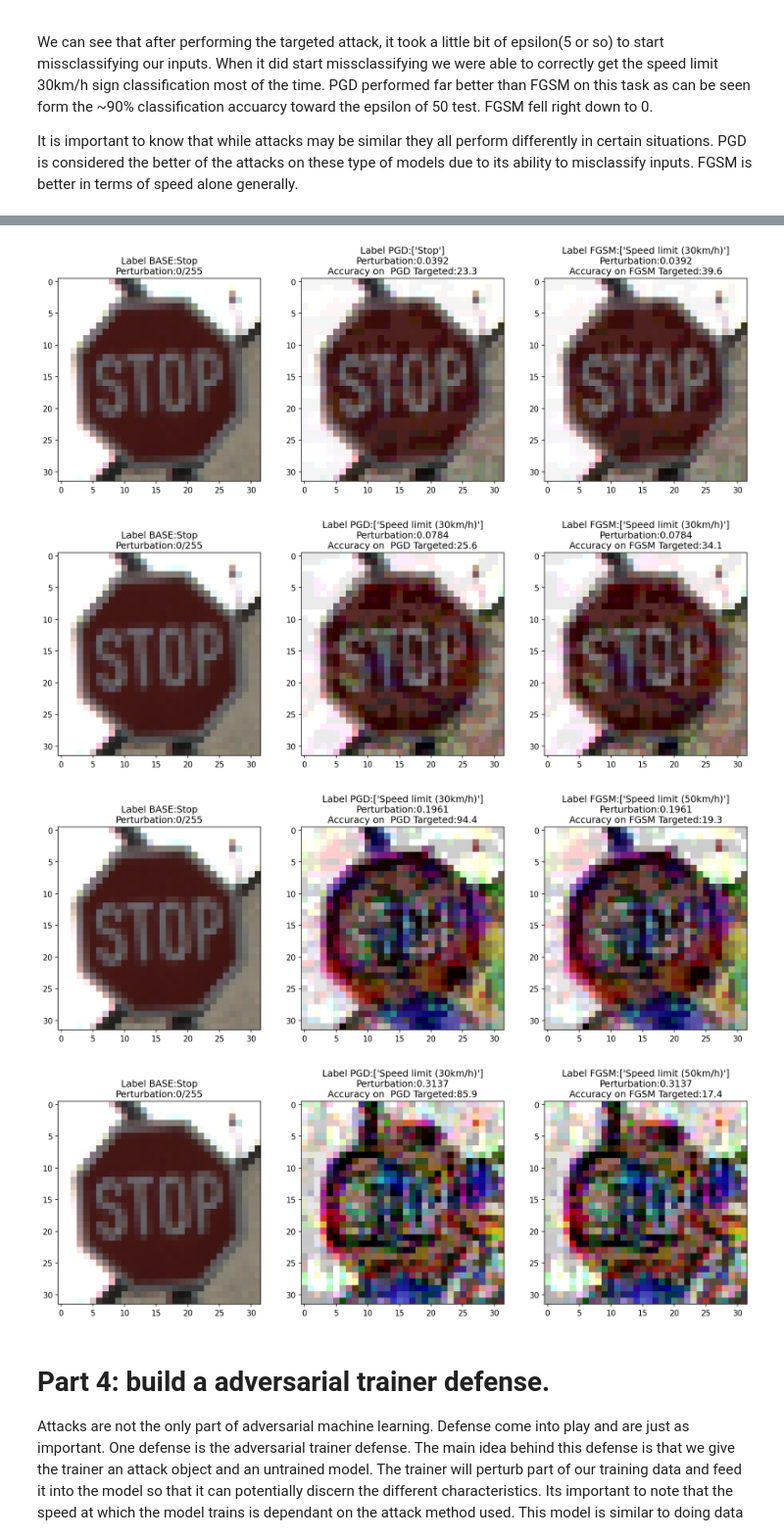
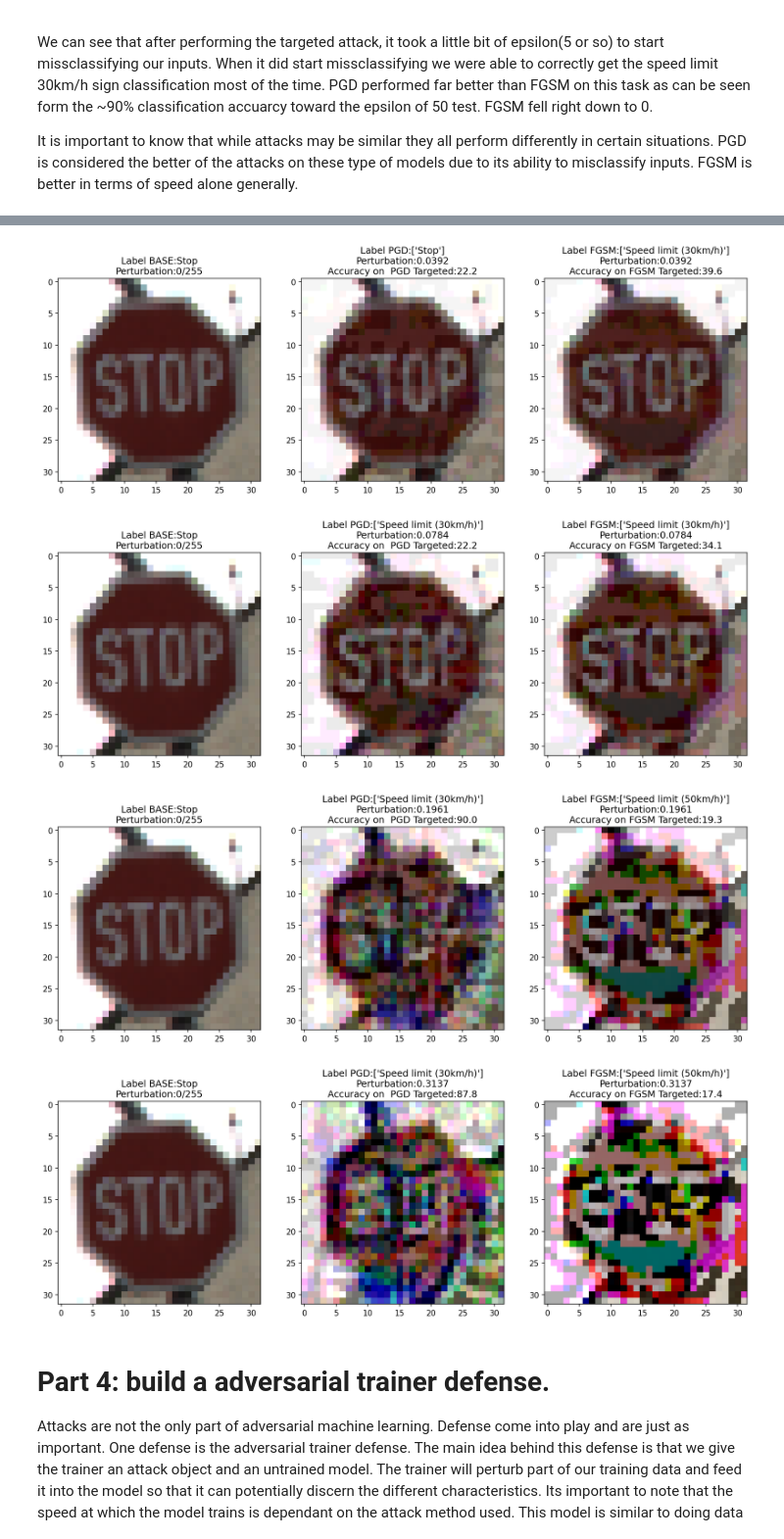
Before and after one commit to Jacob-Friedberg/Adversarial_machine_learning_GTSRB, a Jupyter notebook: VGG_Attacks_On_GTSRB_Dataset.ipynb, the cells around one changed output, grey strips where cells are left out. Shown at 98% size. Drawn from its saved outputs; the diff is of its cells as text; code cells hidden in the pictures.

Commit message:
Minor bug fix
Images were being stored in wrong list. This has been resolved.

```diff
--- a/VGG_Attacks_On_GTSRB_Dataset.ipynb
+++ b/VGG_Attacks_On_GTSRB_Dataset.ipynb
@@ -279,12 +279,12 @@ labels_adv = labels_test[0:1000].copy()
 
 
 
-labels_train_cat = keras.utils.to_categorical(labels_train, NUM_LABELS)
-labels_test_cat = keras.utils.to_categorical(labels_test, NUM_LABELS)
-labels_val_cat = keras.utils.to_categorical(labels_val, NUM_LABELS)
+labels_train_cat = to_categorical(labels_train, NUM_LABELS)
+labels_test_cat = to_categorical(labels_test, NUM_LABELS)
+labels_val_cat = to_categorical(labels_val, NUM_LABELS)
 
 #for testing adversarial inputs
-labels_adv_cat = keras.utils.to_categorical(labels_adv,NUM_LABELS)
+labels_adv_cat = to_categorical(labels_adv,NUM_LABELS)
 
 print('Labels train shape: {}'.format(labels_train.shape))
 print('Labels train catagorical shape: {}\n'.format(labels_train_cat.shape))
@@ -879,8 +879,8 @@ labels_speed_limit_adv = np.ones((270,1))
 
 labels_stop_sign = 14*np.ones((270,1))
 
-labels_speed_limit_adv_cat = keras.utils.to_categorical(labels_speed_limit_adv, NUM_LABELS)
-labels_stop_sign_cat = keras.utils.to_categorical(labels_stop_sign, NUM_LABELS)
+labels_speed_limit_adv_cat = to_categorical(labels_speed_limit_adv, NUM_LABELS)
+labels_stop_sign_cat = to_categorical(labels_stop_sign, NUM_LABELS)
 # %% [markdown]
 # Perform the attack
 # %%
@@ -926,7 +926,7 @@ for eps in epsilon_list:
     fgsm_pred_list.append(predictionFGSM.argmax(axis=-1))
 
     image_list_pgd.append(imgs_adv_stop_pgd[startIndex])
-    image_list_fgsm.append(imgs_adv_stop_pgd[startIndex])
+    image_list_fgsm.append(imgs_adv_stop_fgsm[startIndex])
 
     i += 1
 # %% [markdown]
@@ -943,37 +943,37 @@ def plot_images(index):
     plt.figure(figsize=(16, 16), dpi=150)
     #plot unperturbed images
     plt.subplot(1,3,1)
     plt.title('Label BASE:' + str(signnames[14] + '\n' + 'Perturbation:' + str(0) + '/255'))
-    plt.imshow(stop_signs[0])
+    plt.imshow(imgs_stop_signs[0])
     #pgd
     plt.subplot(1,3,2)
     plt.title('Label PGD:' + str(signnames[pgd_pred_list[index]]) + '\n' + 'Perturbation:' + str(round(epsilon_list[index],4)) +
               '\nAccuracy on  PGD Targeted:' + str(round((pgd_acc_list[i] * 100),1)))
     plt.imshow(image_list_pgd[index])
     #fgsm
     plt.subplot(1,3,3)
     plt.title('Label FGSM:' + str(signnames[fgsm_pred_list[index]]) + '\n' + 'Perturbation:' + str(round(epsilon_list[index],4)) +
              '\nAccuracy on FGSM Targeted:' + str(round((fgsm_acc_list[i] * 100),1)))
     plt.imshow(image_list_fgsm[index])
 
     plt.show
 
 
 
 
 for i in range(len(epsilon_list)):
 
     plot_images(i)
     #print('Accuracy on adversarial test data PGD Targeted: {:4.2f}%'.format(pgd_acc_list[i] * 100))
     #print('Accuracy on adversarial test data FGSM Targeted: {:4.2f}%'.format(fgsm_acc_list[i] * 100))
 # %% [output]
 [figure]
 [figure]
 [figure]
 [figure]
-[figure, old version]
+[figure, new version]
-[figure, old version]
+[figure, new version]
-[figure, old version]
+[figure, new version]
 # %% [markdown]
 # Part 4: build a adversarial trainer defense.
 
```
Also changed, not shown: parts of 4 cells of this notebook.
